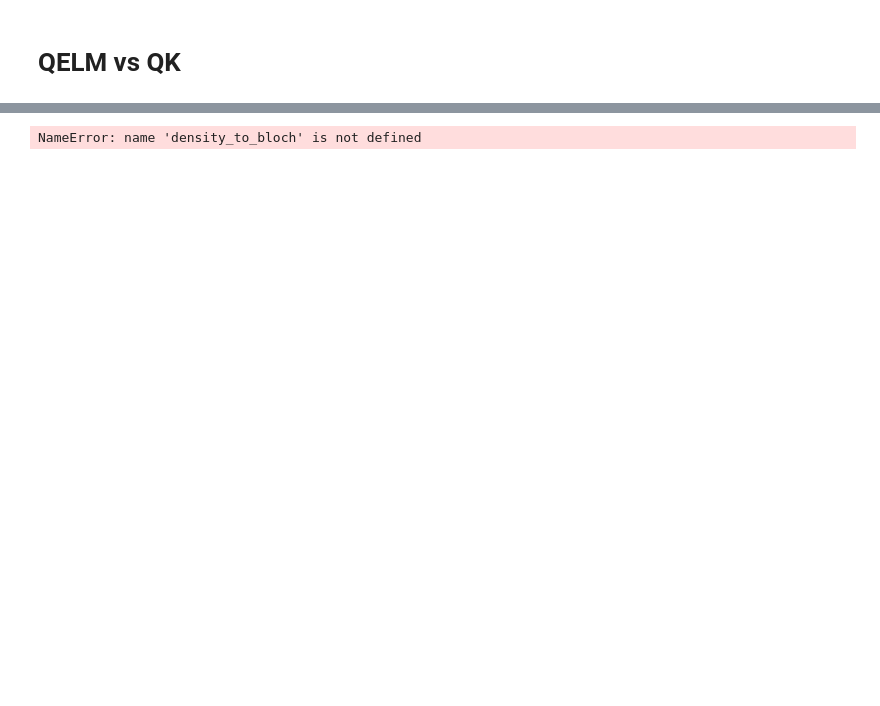
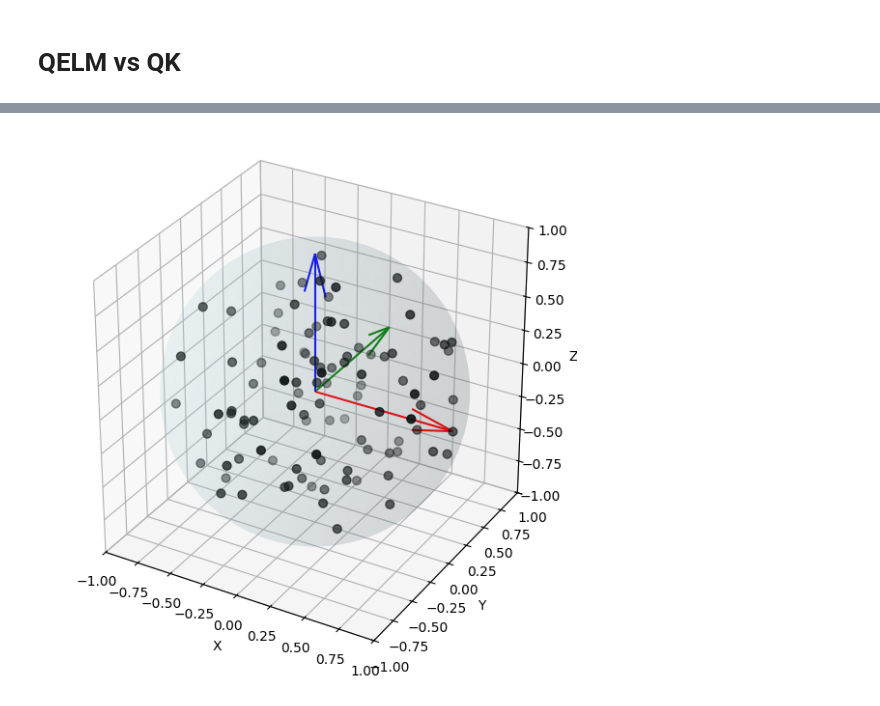
Before and after one commit to gianmarco-f/ML, a Jupyter notebook: QELMvsKER/QELMvsKER.ipynb, the cells around one changed output, grey strips where cells are left out. Drawn from its saved outputs; the diff is of its cells as text; code cells hidden in the pictures; blank space fills up the shorter version.

```diff
--- a/QELMvsKER/QELMvsKER.ipynb
+++ b/QELMvsKER/QELMvsKER.ipynb
@@ -39,5 +40,5 @@ print(np.trace(rho))
 # %%
-bloch_points_1 = [density_to_bloch(rho) for rho in rho_training]
-plot_bloch_sphere(bloch_points_1)
+bloch_points_1 = [myQML.density_to_bloch(rho) for rho in rho_training]
+myQML.plot_bloch_sphere(bloch_points_1)
 # %% [output]
-NameError: name 'density_to_bloch' is not defined
+[figure, added]
```
Also changed, not shown: parts of 3 cells of this notebook, 1 other file.
